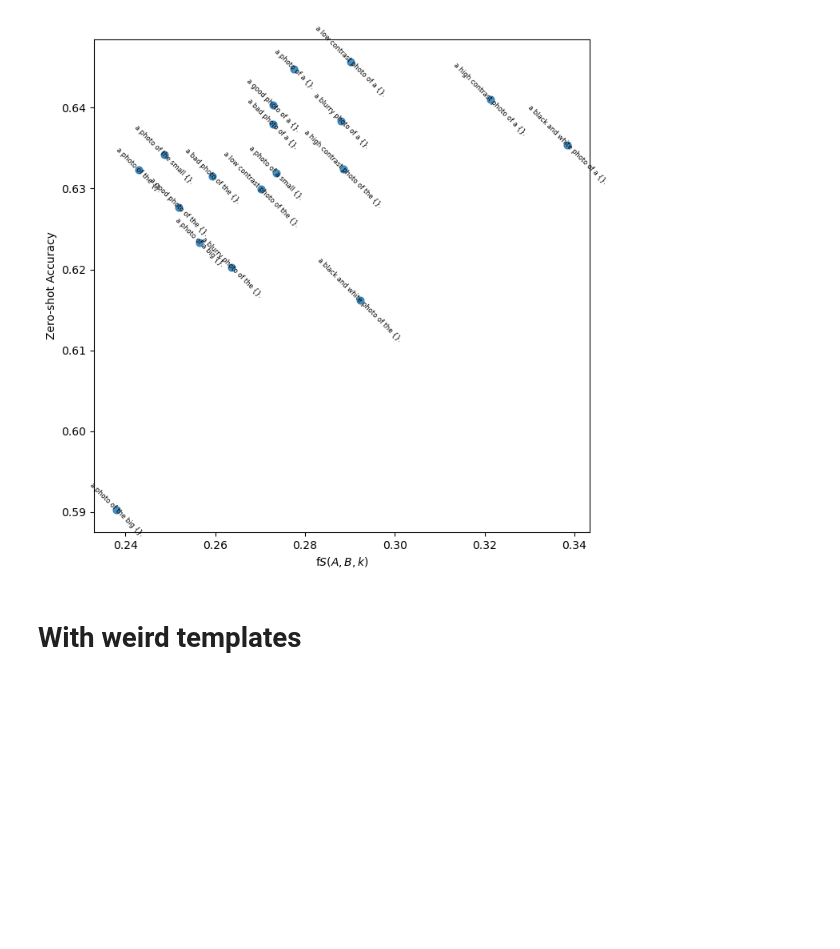
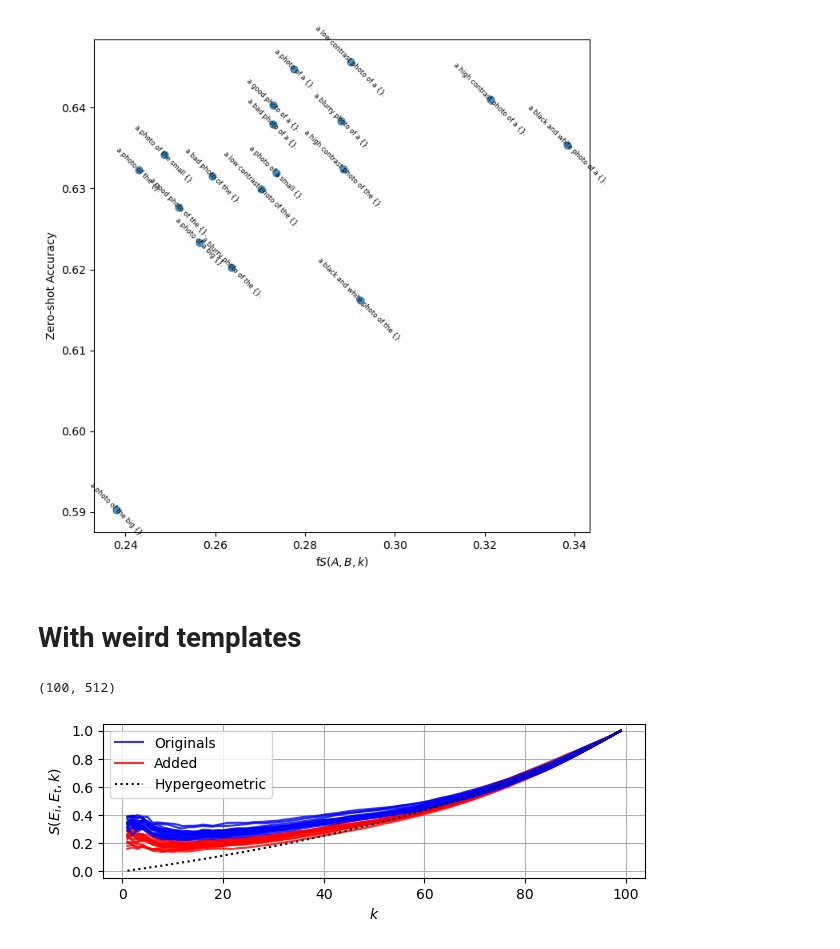
Before and after one commit to tiagoft/graph_structure, a Jupyter notebook: experiments/neurips2024/notebooks/zeroshot_clip.ipynb, the cells around one changed output. Cells and saved outputs as stored; diff of their text form; code cells hidden in the pictures; blank space fills up the shorter version.

```diff
--- a/experiments/neurips2024/notebooks/zeroshot_clip.ipynb
+++ b/experiments/neurips2024/notebooks/zeroshot_clip.ipynb
@@ -155,3 +204,21 @@ tokenizer = AutoTokenizer.from_pretrained("openai/clip-vit-base-patch32")
 inputs = tokenizer(texts_, padding=True, return_tensors="pt")
 outputs = model(**inputs)
 text_embeds_ = outputs.text_embeds.detach().numpy()
+# %%
+# Plot of a real-life case
+X, y = class_rep(np.squeeze(image_embeds), np.squeeze(y_real))
+print(X.shape)
+dgs = []
+labels = []
+ks = list(range(1, len(y)))
+for i in tqdm(range(len(templates_))):
+    labels.append(templates_[i])
+    dg = []
+    Z = text_embeds_[i::len(templates_),:]
+    for idx, k in enumerate(ks):
+        sg = gs.mean_neighborhood_similarity_from_points(X, Z, k)
+        dg.append(sg)
+
+    dgs.append(dg)
+# %% [output]
+(100, 512)
@@ -157,0 +232,34 @@ text_embeds_ = outputs.text_embeds.detach().numpy()
+# %%
+plt.figure(figsize=(7,2))
+colors = [(1,0,0,1)] * (len(templates_)-len(templates)) + [(0,0,1,1)] * len(templates_)
+#labels = ['Negatives'] * len(templates_neg) + ['Positives'] * len(templates_neg)
+
+for i in range(len(dgs)):
+    if i==0:
+        label='Added'
+    elif i==len(templates_)-len(templates)+1:
+        label='Originals'
+    else:
+        label = None
+    plt.plot(ks, dgs[i], '-', c=colors[i], alpha=.8, label=label)
+#plt.scatter( ks[np.argmax(res)], np.max(res), label='$S_g(A,B)$', c='r')
+#plt.title(f'$d$ for different $k$. samples={n_samples}, SNR={np.round(SNR,2)}dB' )
+plt.xlabel('$k$')
+plt.ylabel('$S(E_i, E_t, k)$')
+#plt.legend(ncol=4)
+
+plt.plot(n, js, 'k:', label='Hypergeometric' )
+handles, labels = plt.gca().get_legend_handles_labels()
+order = [1, 0, 2]  # Ordem desejada para as legendas (nesse caso, trocando a ordem)
+plt.legend([handles[idx] for idx in order], [labels[idx] for idx in order])
+#plt.xlim([0,5])
+#plt.ylim([0, 1])
+#plt.semilogx()
+#plt.semilogy()
+a = 0.2
+plt.yticks(np.arange(0,1+a, a))
+plt.grid()
+plt.savefig('s_embeddings_k_with_weird.pdf', bbox_inches='tight')
+plt.show()
+# %% [output]
+[figure, added]
```
Also changed, not shown: parts of 6 cells of this notebook, 1 other file.
